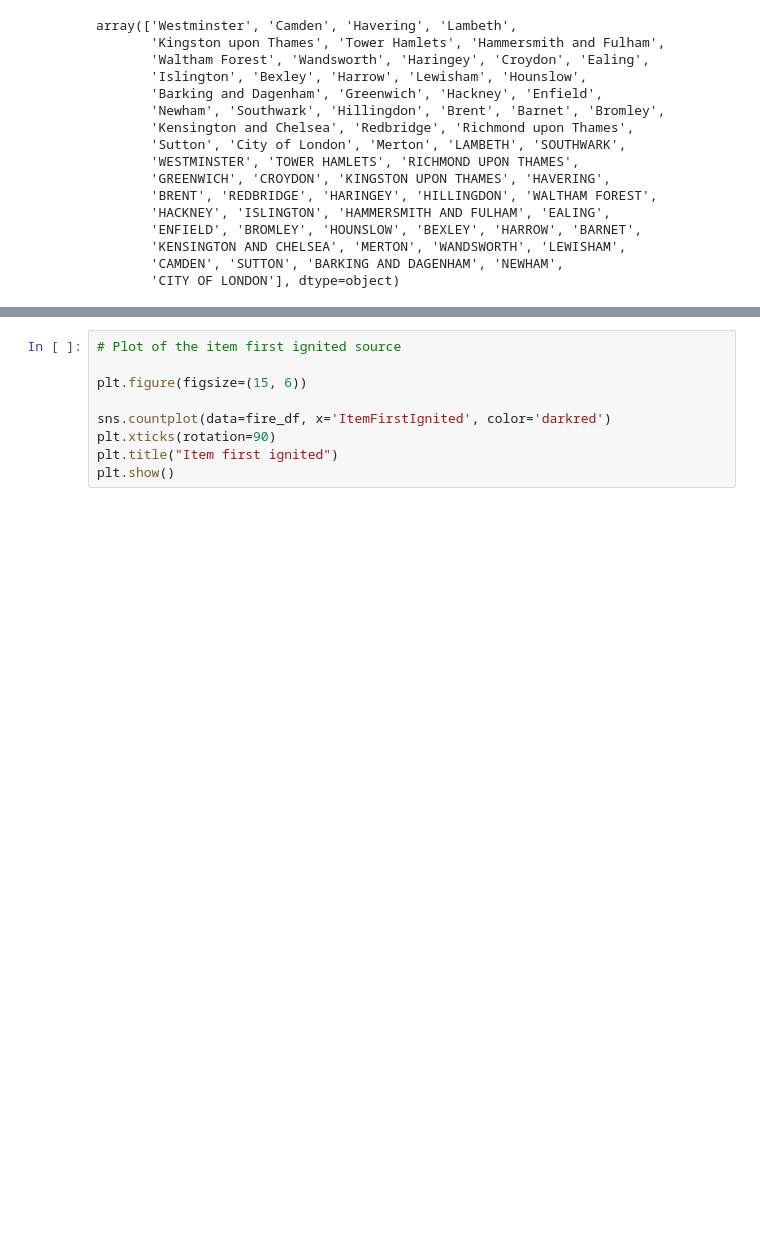
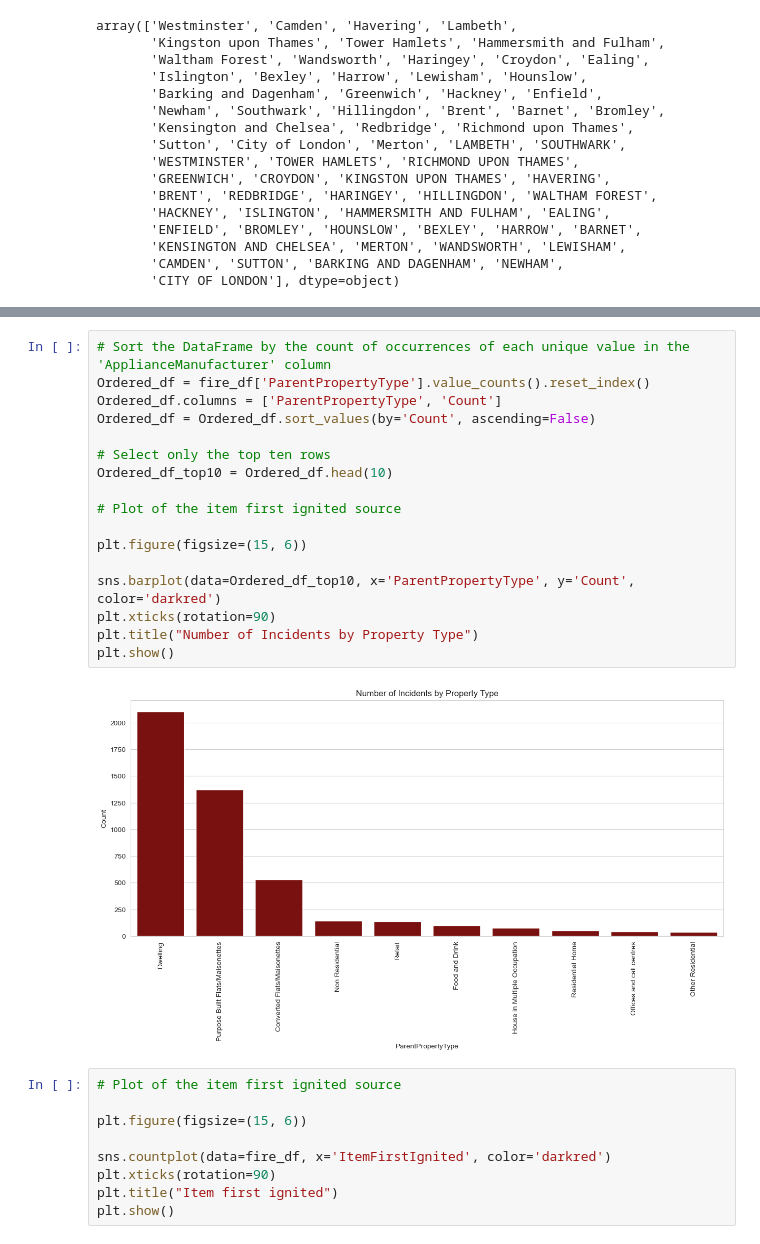
Before and after one commit to tgrubb550/Big-Data-Group-1, a Jupyter notebook: Fires EDA.ipynb, the cells around one changed output, grey strips where cells are left out. Drawn from its saved outputs; the diff is of its cells as text; blank space fills up the shorter version.

```diff
--- a/Fires EDA.ipynb
+++ b/Fires EDA.ipynb
@@ -83,3 +165,22 @@ plt.show()
+# %%
+# Sort the DataFrame by the count of occurrences of each unique value in the 'ApplianceManufacturer' column
+Ordered_df = fire_df['ParentPropertyType'].value_counts().reset_index()
+Ordered_df.columns = ['ParentPropertyType', 'Count']
+Ordered_df = Ordered_df.sort_values(by='Count', ascending=False)
+
+# Select only the top ten rows
+Ordered_df_top10 = Ordered_df.head(10)
+
+# Plot of the item first ignited source
+
+plt.figure(figsize=(15, 6))
+
+sns.barplot(data=Ordered_df_top10, x='ParentPropertyType', y='Count', color='darkred')
+plt.xticks(rotation=90)
+plt.title("Number of Incidents by Property Type")
+plt.show()
+# %% [output]
+[figure, added]
 # %%
 # Plot of the item first ignited source
 
```
Also changed, not shown: parts of 9 cells of this notebook, 5 other files.
